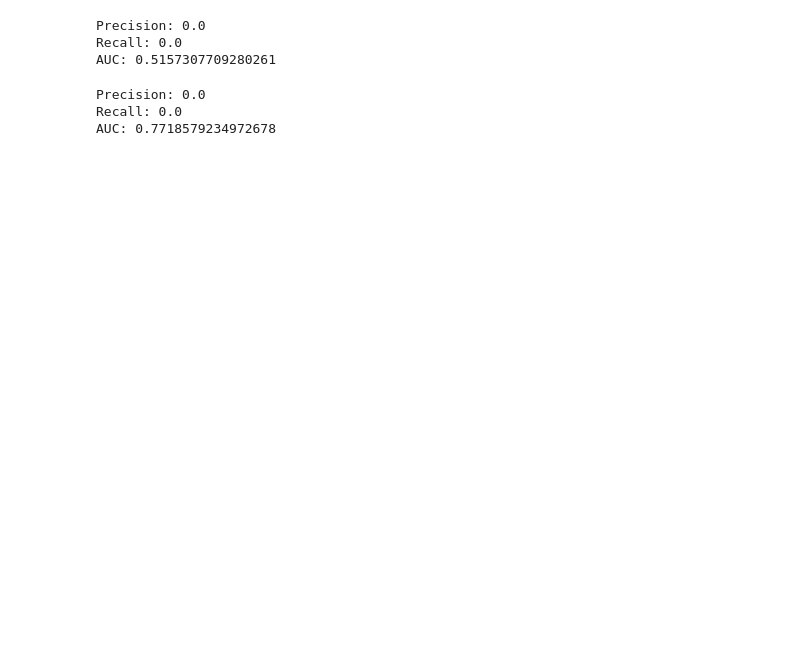
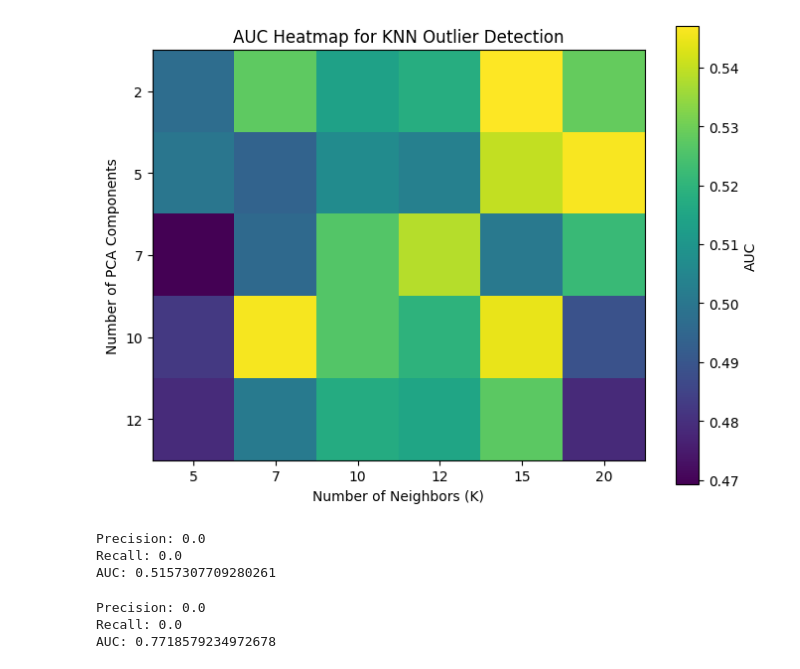
Before and after one commit to Zahra-Moterassed/BScproject, a Jupyter notebook: PCAandSample.ipynb, the cells around one changed output. Cells and saved outputs as stored; diff of their text form; code cells hidden in the pictures; blank space fills up the shorter version.

Commit message:
grid search implemented

```diff
--- a/PCAandSample.ipynb
+++ b/PCAandSample.ipynb
@@ -6,7 +6,7 @@ import pandas as pd
 from scipy.stats import mode
 from sklearn.metrics import precision_score, recall_score, roc_auc_score
 
-def calculate_knn_outlier_scores(data, n_samples=5, sample_fraction=0.8, n_components=2, n_neighbors=5, contamination=0.1):
+def calculate_knn_outlier_scores(data, n_samples, sample_fraction, n_components, n_neighbors, contamination):
     """
     Performs outlier detection using PCA and KNN with voting mechanism, returning final labels and scores.
 
@@ -70,6 +70,69 @@ def evaluate_knn_outlier_detection(y_true, y_pred, y_scores):
     recall = recall_score(y_true, y_pred)
     auc = roc_auc_score(y_true, y_scores)
     return  precision, recall, auc
+# %%
+# KNN
+# dataset: Annthyroid_norm_02_v01.csv
+import numpy as np
+import matplotlib.pyplot as plt
+
+file_path = "G:\\Nazanin\\B project\\code\\dataset\\Annthyroid\\Annthyroid_norm_02_v01.csv"
+# Load the CSV file into a Pandas DataFrame
+df = pd.read_csv(file_path)
+
+    # Separate data (all columns except the last)
+data = df.iloc[:, :-1].values
+
+    # Separate labels (last column)
+labels = df.iloc[:, -1].values
+
+# Define the hyperparameter ranges
+k_values = [5, 7, 10, 12, 15, 20]  # Number of neighbors
+n_components_values = [2, 5, 7, 10, 12]  # Number of PCA components
+
+# To store grid search results
+results = []
+
+# Perform grid search
+for n_components in n_components_values:
+    for k in k_values:
+        # Calculate KNN outlier scores
+        predicted_labels, outlier_scores = calculate_knn_outlier_scores(
+            data, n_samples=5, sample_fraction=0.8,
+            n_components=n_components, n_neighbors=k, contamination=0.1
+        )
+
+        # Evaluate the performance
+        precision, recall, auc = evaluate_knn_outlier_detection(labels, predicted_labels, outlier_scores)
+
+        # Store results (n_components, k, precision, recall, auc)
+        results.append((n_components, k, precision, recall, auc))
+
+# Convert results to a structured array for analysis
+results = np.array(results, dtype=[('n_components', int), ('k', int),
+                                    ('precision', float), ('recall', float), ('auc', float)])
+
+# Visualize the results: Heatmap for AUC
+auc_matrix = np.zeros((len(n_components_values), len(k_values)))
+
+# Fill the matrix with AUC scores
+for i, n_components in enumerate(n_components_values):
+    for j, k in enumerate(k_values):
+        auc_matrix[i, j] = results[(results['n_components'] == n_components) &
+                                   (results['k'] == k)]['auc']
+
+# Plot heatmap
+plt.figure(figsize=(8, 6))
+plt.imshow(auc_matrix, interpolation='nearest', cmap='viridis')
+plt.colorbar(label='AUC')
+plt.xticks(np.arange(len(k_values)), labels=k_values)
+plt.yticks(np.arange(len(n_components_values)), labels=n_components_values)
+plt.xlabel('Number of Neighbors (K)')
+plt.ylabel('Number of PCA Components')
+plt.title('AUC Heatmap for KNN Outlier Detection')
+plt.show()
+# %% [output]
+[figure, added]
 # %%
 # KNN
 # dataset: Annthyroid_norm_02_v01.csv
```
Also changed, not shown: parts of 5 cells of this notebook.
